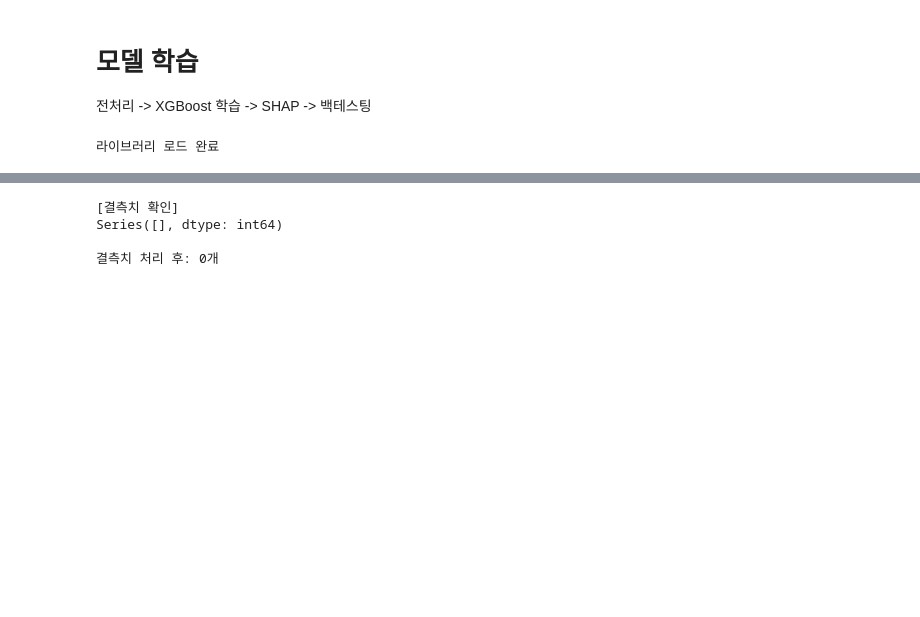
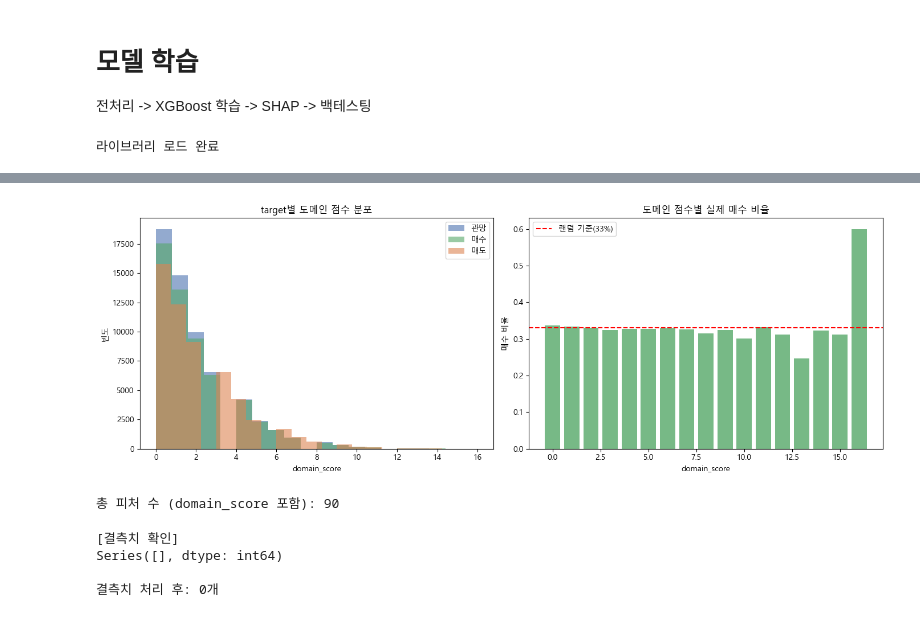
Before and after one commit to jin25056-ai/RichClub, a Jupyter notebook: model/hyerim/model_train.ipynb, the cells around one changed output, grey strips where cells are left out. Cells and saved outputs as stored; diff of their text form; code cells hidden in the pictures; blank space fills up the shorter version.

```diff
--- a/model/hyerim/model_train.ipynb
+++ b/model/hyerim/model_train.ipynb
@@ -57,3 +113,43 @@ print(feature_cols)
+# %%
+# 3-2
+# 도메인 점수 시각화
+colors = ['#4C72B0', '#55A868', '#DD8452']  # 추가
+
+fig, axes = plt.subplots(1, 2, figsize=(14, 5))
+
+# 히스토그램
+for t, label, color in zip([0,1,2], ['관망','매수','매도'], colors):
+    axes[0].hist(df[df['target']==t]['domain_score'],
+                 bins=20, alpha=0.6, label=label, color=color)
+axes[0].set_title('target별 도메인 점수 분포')
+axes[0].set_xlabel('domain_score')
+axes[0].set_ylabel('빈도')
+axes[0].legend()
+
+# 점수별 매수 비율
+score_buy_rate = df.groupby('domain_score').apply(
+    lambda x: (x['target'] == 1).mean()
+).reset_index()
+score_buy_rate.columns = ['score', 'buy_rate']
+
+axes[1].bar(score_buy_rate['score'], score_buy_rate['buy_rate'],
+            color='#55A868', alpha=0.8)
+axes[1].axhline(0.33, color='red', linestyle='--', label='랜덤 기준(33%)')
+axes[1].set_title('도메인 점수별 실제 매수 비율')
+axes[1].set_xlabel('domain_score')
+axes[1].set_ylabel('매수 비율')
+axes[1].legend()
+
+plt.tight_layout()
+plt.show()
+# %% [output]
+[figure, added]
+# %%
+# feature_cols에 domain_score 추가
+feature_cols = [c for c in df.columns if c not in exclude_cols]
+print(f'총 피처 수 (domain_score 포함): {len(feature_cols)}')
+# %% [output]
+총 피처 수 (domain_score 포함): 90
 # %%
 # 셀 4 - 결측치 확인 및 처리
 print('[결측치 확인]')
```
Also changed, not shown: parts of 26 cells of this notebook, 1 other file.
